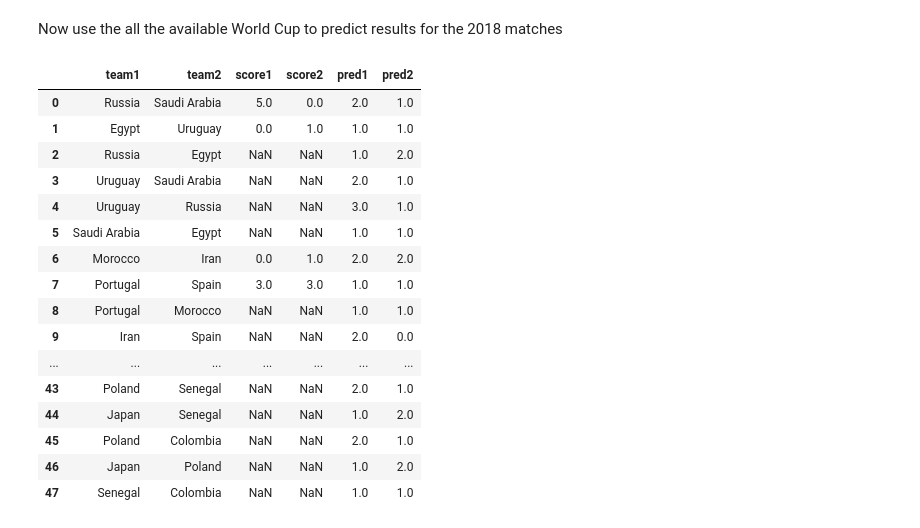
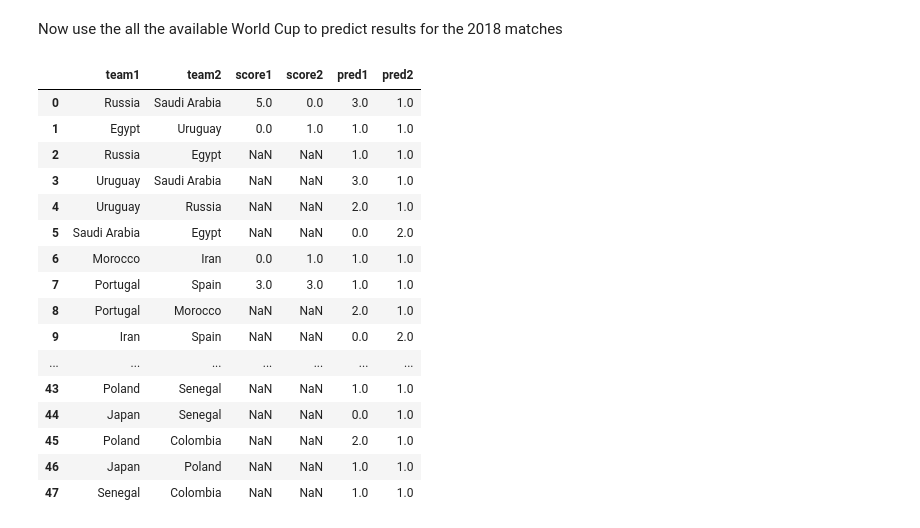
Before and after one commit to zw10/world-cup-forecasting, a Jupyter notebook: baseline/baseline.ipynb, the cells around one changed output. Cells and saved outputs as stored; diff of their text form; code cells hidden in the pictures.

```diff
--- a/baseline/baseline.ipynb
+++ b/baseline/baseline.ipynb
@@ -190,29 +190,29 @@ Now use the all the available World Cup to predict results for the 2018 matches
 # %%
 gls_all = pd.concat([gms_all.rename(columns={'score1':'score'}),
                     gms_all.rename(columns={'score2':'score','team1':'team2','team2':'team1'})])
 pred_df = pd.read_csv('group_matches_2018_raw.csv')
 regr_all = smf.glm(formula="score ~ team1 + team2", data=gls_all,
                         family=sm.families.Poisson()).fit()
-pred_df['pred1'] = gms_14.apply(lambda r: pred_team_gls(regr_all, r['team1'],r['team2'], gls_all), axis=1)
-pred_df['pred2'] = gms_14.apply(lambda r: pred_team_gls(regr_all, r['team2'],r['team1'], gls_all), axis=1)
+pred_df['pred1'] = pred_df.apply(lambda r: pred_team_gls(regr_all, r['team1'],r['team2'], gls_all), axis=1)
+pred_df['pred2'] = pred_df.apply(lambda r: pred_team_gls(regr_all, r['team2'],r['team1'], gls_all), axis=1)
 pred_df['pred1'] = np.round(pred_df['pred1'],0)
 pred_df['pred2'] = np.round(pred_df['pred2'],0)
 pred_df
 # %% [output]
 |  | team1 | team2 | score1 | score2 | pred1 | pred2 |
-| 0 | Russia | Saudi Arabia | 5.0 | 0.0 | 2.0 | 1.0 |
+| 0 | Russia | Saudi Arabia | 5.0 | 0.0 | 3.0 | 1.0 |
 | 1 | Egypt | Uruguay | 0.0 | 1.0 | 1.0 | 1.0 |
-| 2 | Russia | Egypt | NaN | NaN | 1.0 | 2.0 |
-| 3 | Uruguay | Saudi Arabia | NaN | NaN | 2.0 | 1.0 |
-| 4 | Uruguay | Russia | NaN | NaN | 3.0 | 1.0 |
-| 5 | Saudi Arabia | Egypt | NaN | NaN | 1.0 | 1.0 |
-| 6 | Morocco | Iran | 0.0 | 1.0 | 2.0 | 2.0 |
+| 2 | Russia | Egypt | NaN | NaN | 1.0 | 1.0 |
+| 3 | Uruguay | Saudi Arabia | NaN | NaN | 3.0 | 1.0 |
+| 4 | Uruguay | Russia | NaN | NaN | 2.0 | 1.0 |
+| 5 | Saudi Arabia | Egypt | NaN | NaN | 0.0 | 2.0 |
+| 6 | Morocco | Iran | 0.0 | 1.0 | 1.0 | 1.0 |
 | 7 | Portugal | Spain | 3.0 | 3.0 | 1.0 | 1.0 |
-| 8 | Portugal | Morocco | NaN | NaN | 1.0 | 1.0 |
-| 9 | Iran | Spain | NaN | NaN | 2.0 | 0.0 |
+| 8 | Portugal | Morocco | NaN | NaN | 2.0 | 1.0 |
+| 9 | Iran | Spain | NaN | NaN | 0.0 | 2.0 |
 | ... | ... | ... | ... | ... | ... | ... |
-| 43 | Poland | Senegal | NaN | NaN | 2.0 | 1.0 |
-| 44 | Japan | Senegal | NaN | NaN | 1.0 | 2.0 |
+| 43 | Poland | Senegal | NaN | NaN | 1.0 | 1.0 |
+| 44 | Japan | Senegal | NaN | NaN | 0.0 | 1.0 |
 | 45 | Poland | Colombia | NaN | NaN | 2.0 | 1.0 |
-| 46 | Japan | Poland | NaN | NaN | 1.0 | 2.0 |
+| 46 | Japan | Poland | NaN | NaN | 1.0 | 1.0 |
 | 47 | Senegal | Colombia | NaN | NaN | 1.0 | 1.0 |
```
Also changed, not shown: parts of 2 cells of this notebook.
